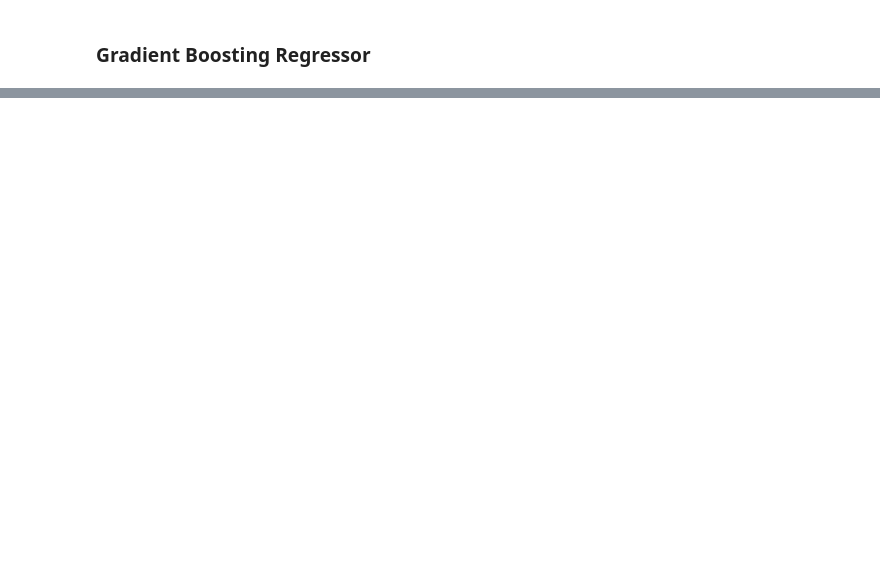
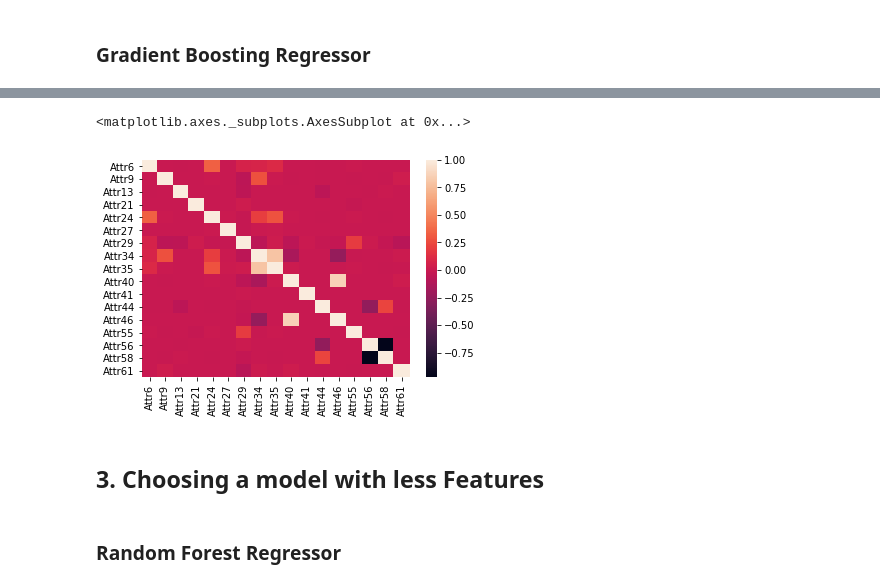
Before and after one commit to Laura9944/BankruptcyPrediction, a Jupyter notebook: Untitled.ipynb, the cells around one changed output, grey strips where cells are left out. Drawn from its saved outputs; the diff is of its cells as text; code cells hidden in the pictures; blank space fills up the shorter version.

```diff
--- a/Untitled.ipynb
+++ b/Untitled.ipynb
@@ -123,0 +288,15 @@ Feature 63: 0.269549
+# %%
+sel1_cls = SelectFromModel(RandomForestClassifier(n_estimators = 100))
+sel1_cls.fit(x1, y1)
+selected_feat_cls1= x1.columns[(sel1_cls.get_support())]
+print(selected_feat_cls1)
+
+sel2_cls = SelectFromModel(RandomForestClassifier(n_estimators = 100))
+sel2_cls.fit(x2, y2)
+selected_feat_cls2= x2.columns[(sel2_cls.get_support())]
+print(selected_feat_cls2)
+
+sel3_cls = SelectFromModel(RandomForestClassifier(n_estimators = 100))
+sel3_cls.fit(x3, y3)
+selected_feat_cls3= x3.columns[(sel3_cls.get_support())]
+print(selected_feat_cls3)
@@ -123,0 +315,11 @@ Feature 63: 0.269549
+# %%
+#sns.heatmap(x1[selected_feat_cls1.values].corr())
+#sns.heatmap(x2[selected_feat_cls2.values].corr())
+sns.heatmap(x3[selected_feat_cls3.values].corr())
+# %% [output]
+<matplotlib.axes._subplots.AxesSubplot at 0x...>
+[figure, added]
+# %% [markdown]
+## 3. Choosing a model with less Features
+# %% [markdown]
+### Random Forest Regressor
```
Also changed, not shown: parts of 30 cells of this notebook, 1 other file.
